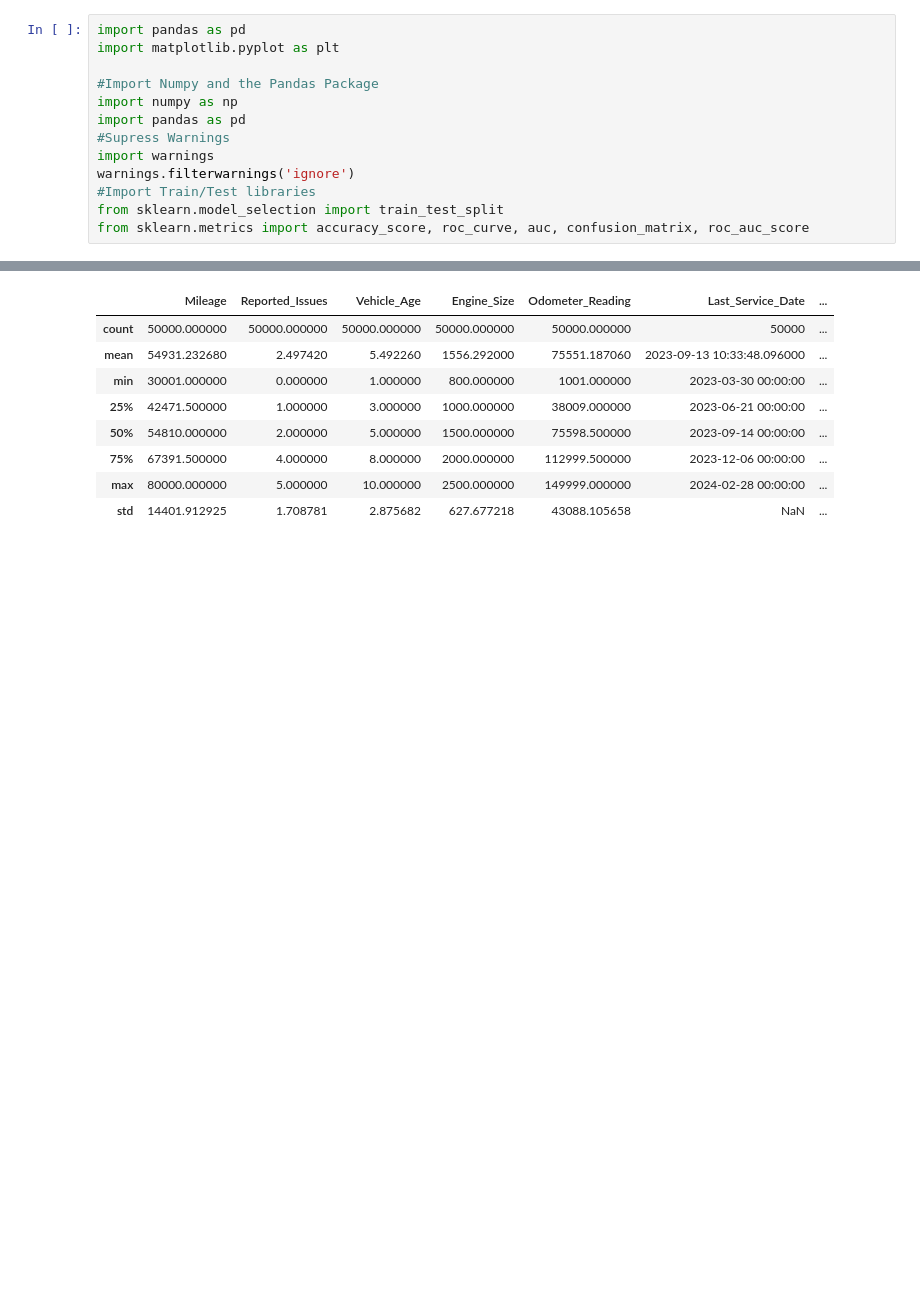
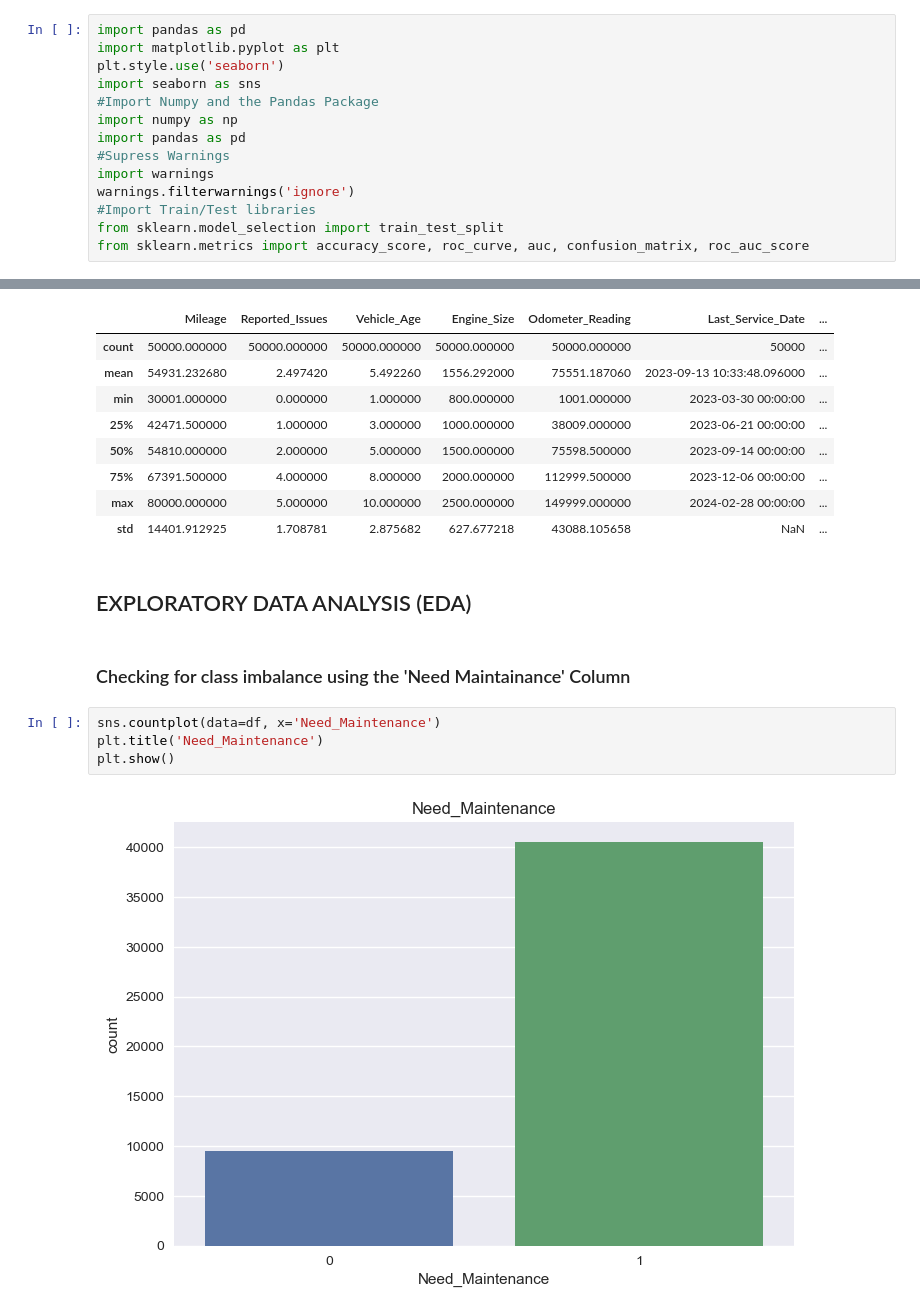
Before and after one commit to whareverrr/phase3_project, a Jupyter notebook: student.ipynb, the cells around one changed output, grey strips where cells are left out. Saved outputs shown, nothing was run; the diff lists cells and outputs as text; blank space fills up the shorter version.

```diff
--- a/student.ipynb
+++ b/student.ipynb
@@ -13,7 +13,8 @@ Please fill out:
 # %%
 import pandas as pd
 import matplotlib.pyplot as plt
-
+plt.style.use('seaborn')
+import seaborn as sns
 #Import Numpy and the Pandas Package
 import numpy as np
 import pandas as pd
@@ -229,3 +230,13 @@ df.describe()
 | 75% | 67391.500000 | 4.000000 | 8.000000 | 2000.000000 | 112999.500000 | 2023-12-06 00:00:00 | ... |
 | max | 80000.000000 | 5.000000 | 10.000000 | 2500.000000 | 149999.000000 | 2024-02-28 00:00:00 | ... |
 | std | 14401.912925 | 1.708781 | 2.875682 | 627.677218 | 43088.105658 | NaN | ... |
+# %% [markdown]
+## EXPLORATORY DATA ANALYSIS (EDA)
+# %% [markdown]
+### Checking for class imbalance using the 'Need Maintainance' Column
+# %%
+sns.countplot(data=df, x='Need_Maintenance')
+plt.title('Need_Maintenance')
+plt.show()
+# %% [output]
+[figure, added]
```
Also changed, not shown: parts of 3 cells of this notebook.
